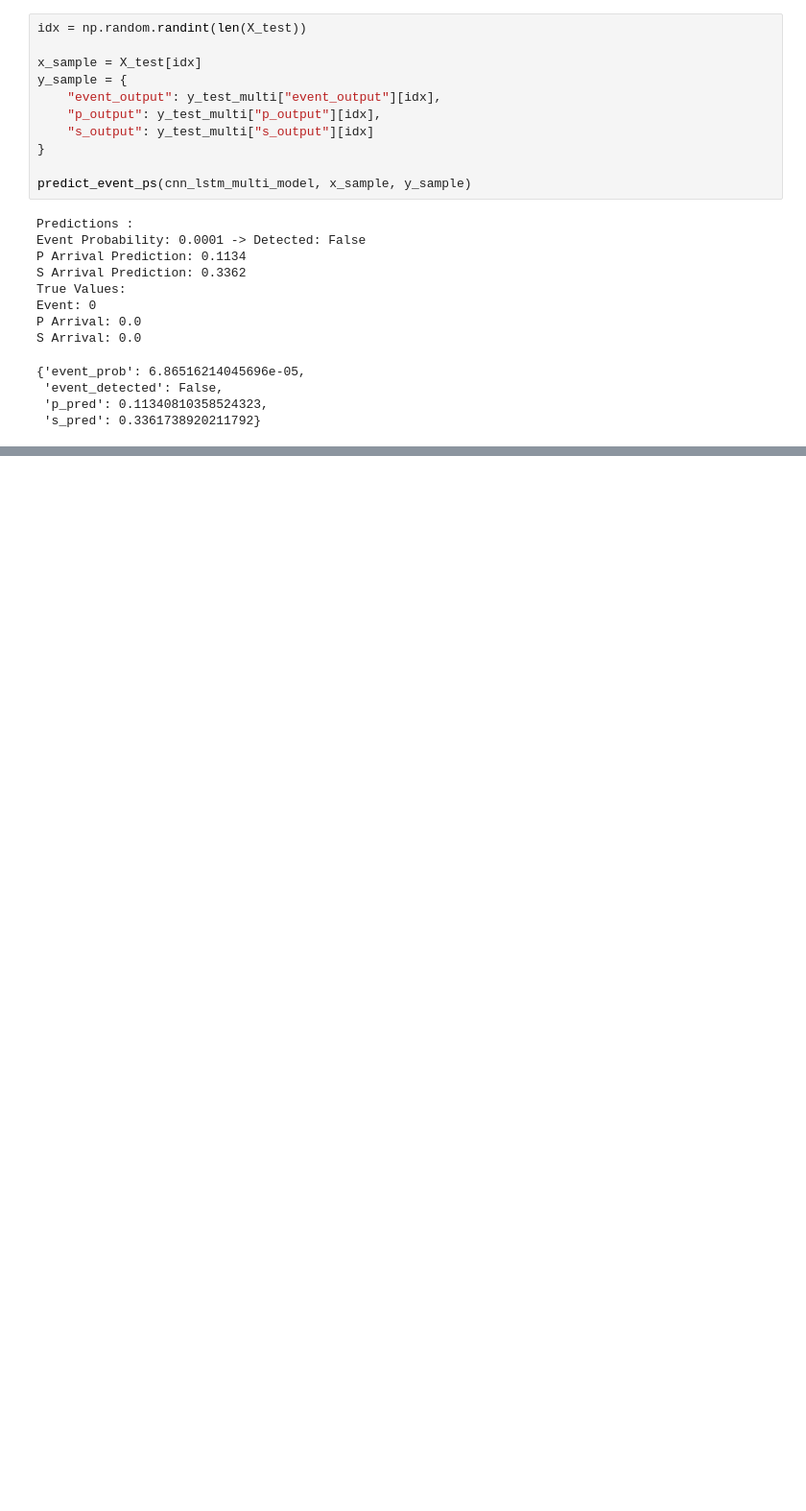
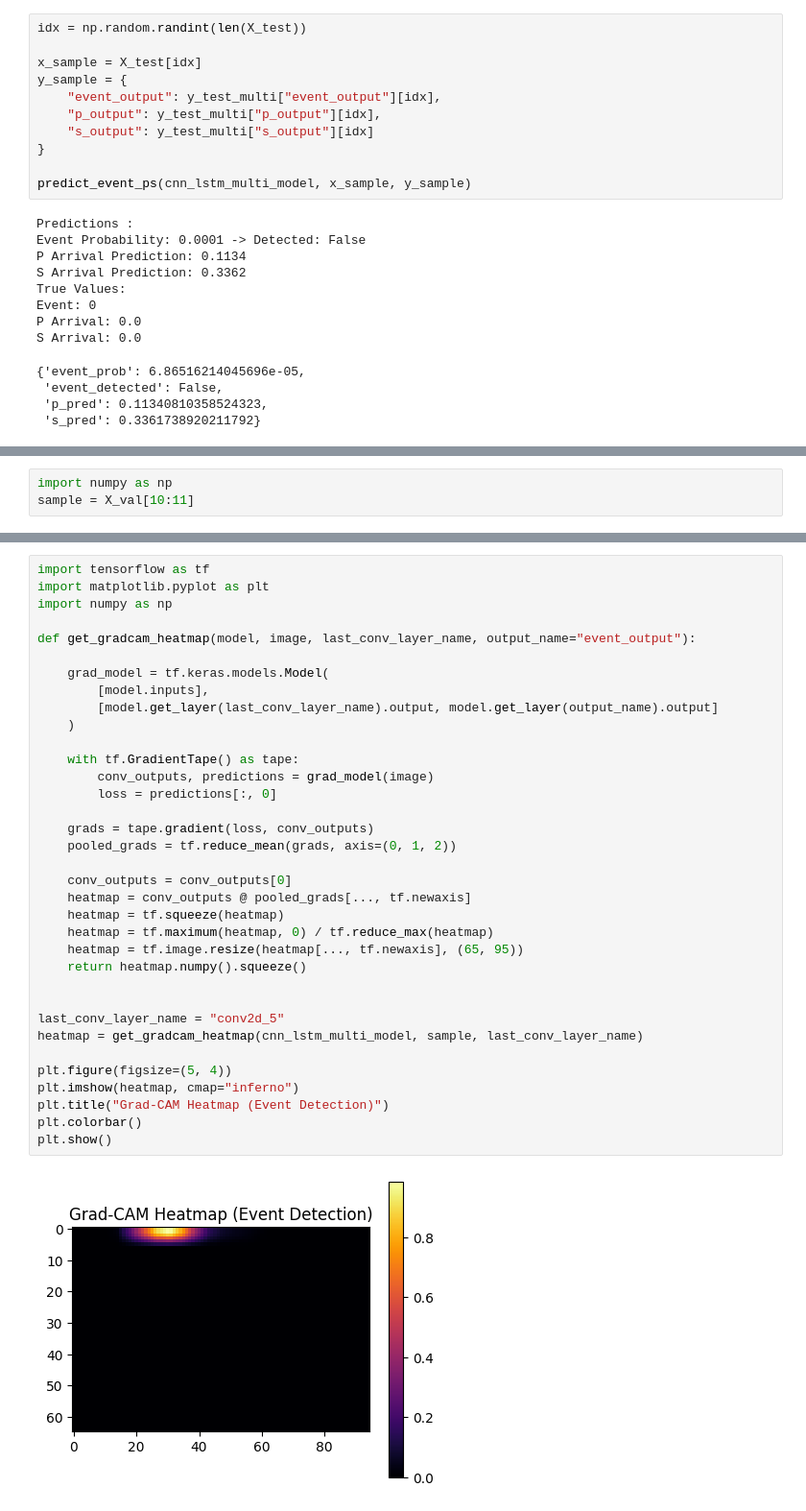
Before and after one commit to Shadabkhan2004/Earthquake-Detection, a Jupyter notebook: notebooks/mtl.ipynb, the cells around one changed output, grey strips where cells are left out. Shown at 96% size. Drawn from its saved outputs; the diff is of its cells as text; blank space fills up the shorter version.

```diff
--- a/notebooks/mtl.ipynb
+++ b/notebooks/mtl.ipynb
@@ -674,0 +776,3 @@ S Arrival: 0.0
+# %%
+import numpy as np
+sample = X_val[10:11]
@@ -674,0 +787,37 @@ S Arrival: 0.0
+# %%
+import tensorflow as tf
+import matplotlib.pyplot as plt
+import numpy as np
+
+def get_gradcam_heatmap(model, image, last_conv_layer_name, output_name="event_output"):
+
+    grad_model = tf.keras.models.Model(
+        [model.inputs],
+        [model.get_layer(last_conv_layer_name).output, model.get_layer(output_name).output]
+    )
+
+    with tf.GradientTape() as tape:
+        conv_outputs, predictions = grad_model(image)
+        loss = predictions[:, 0]
+
+    grads = tape.gradient(loss, conv_outputs)
+    pooled_grads = tf.reduce_mean(grads, axis=(0, 1, 2))
+
+    conv_outputs = conv_outputs[0]
+    heatmap = conv_outputs @ pooled_grads[..., tf.newaxis]
+    heatmap = tf.squeeze(heatmap)
+    heatmap = tf.maximum(heatmap, 0) / tf.reduce_max(heatmap)
+    heatmap = tf.image.resize(heatmap[..., tf.newaxis], (65, 95))
+    return heatmap.numpy().squeeze()
+
+
+last_conv_layer_name = "conv2d_5"
+heatmap = get_gradcam_heatmap(cnn_lstm_multi_model, sample, last_conv_layer_name)
+
+plt.figure(figsize=(5, 4))
+plt.imshow(heatmap, cmap="inferno")
+plt.title("Grad-CAM Heatmap (Event Detection)")
+plt.colorbar()
+plt.show()
+# %% [output]
+[figure, added]
```
Also changed, not shown: parts of 12 cells of this notebook, 3 other files.
